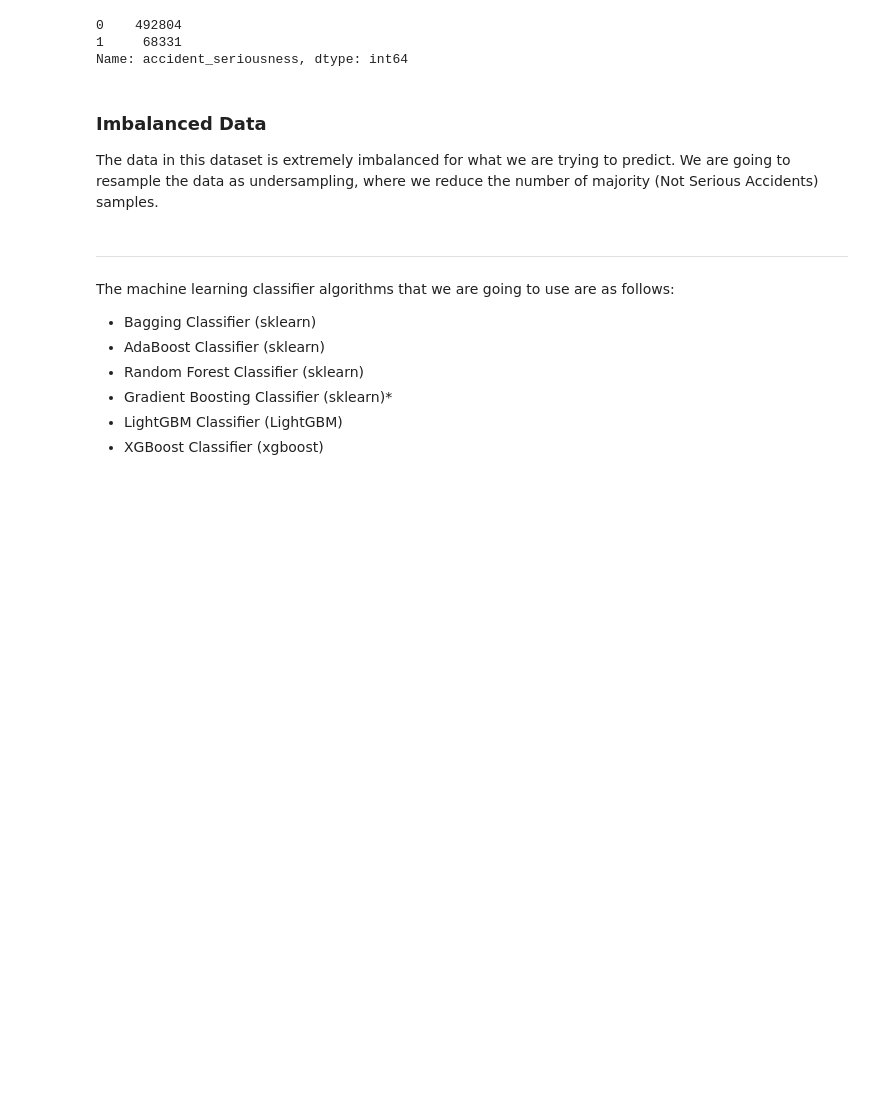
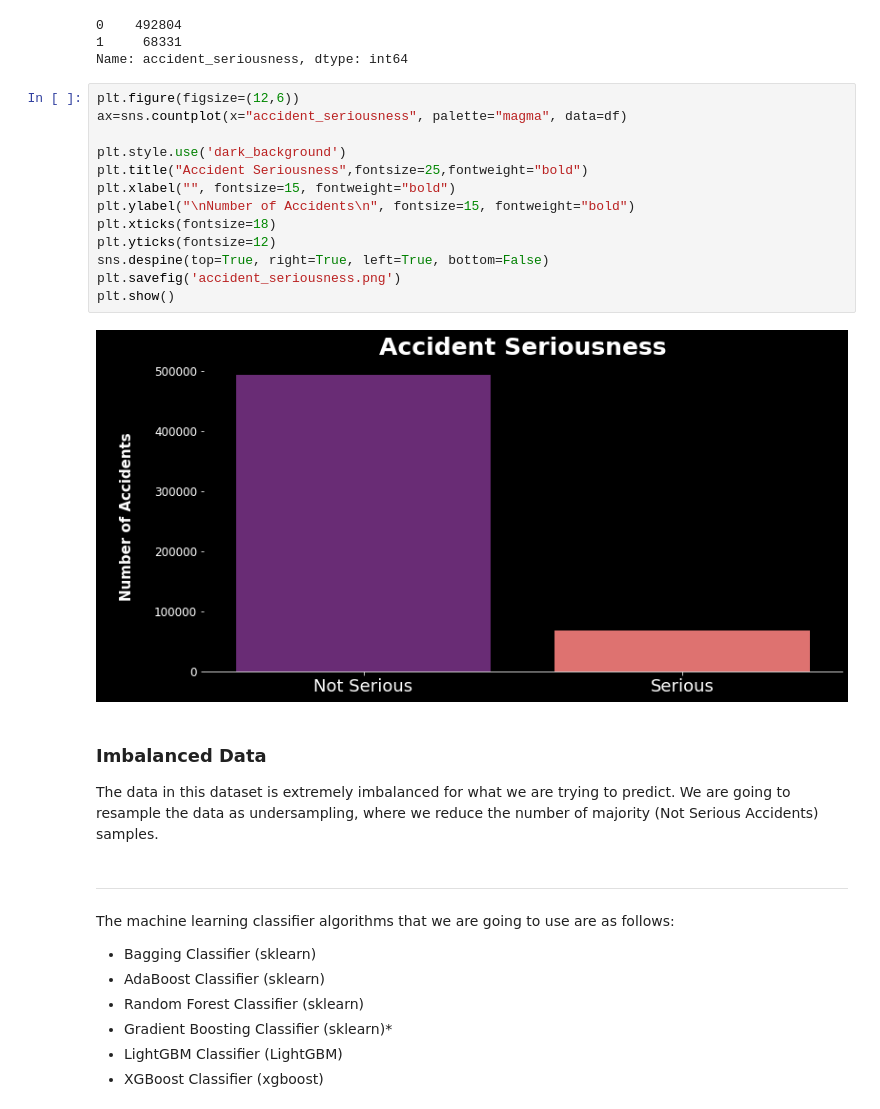
Before and after one commit to GenTaylor/Traffic-Accident-Analysis, a Jupyter notebook: UK_Road_Safety_Traffic_Accidents_and_Vehicles_Machine_Learning.ipynb, the cells around one changed output. Cells and saved outputs as stored; diff of their text form; blank space fills up the shorter version.

```diff
--- a/UK_Road_Safety_Traffic_Accidents_and_Vehicles_Machine_Learning.ipynb
+++ b/UK_Road_Safety_Traffic_Accidents_and_Vehicles_Machine_Learning.ipynb
@@ -237,6 +222,21 @@ df_ml.accident_seriousness.value_counts()
 0    492804
 1     68331
 Name: accident_seriousness, dtype: int64
+# %%
+plt.figure(figsize=(12,6))
+ax=sns.countplot(x="accident_seriousness", palette="magma", data=df)
+
+plt.style.use('dark_background')
+plt.title("Accident Seriousness",fontsize=25,fontweight="bold")
+plt.xlabel("", fontsize=15, fontweight="bold")
+plt.ylabel("\nNumber of Accidents\n", fontsize=15, fontweight="bold")
+plt.xticks(fontsize=18)
+plt.yticks(fontsize=12)
+sns.despine(top=True, right=True, left=True, bottom=False)
+plt.savefig('accident_seriousness.png')
+plt.show()
+# %% [output]
+[figure, added]
 # %% [markdown]
 ### Imbalanced Data
 The data in this dataset is extremely imbalanced for what we are trying to predict. We are going to resample the data as undersampling, where we reduce the number of majority (Not Serious Accidents) samples.<br><br>
```
Also changed, not shown: parts of 17 cells of this notebook, 1 other file.
